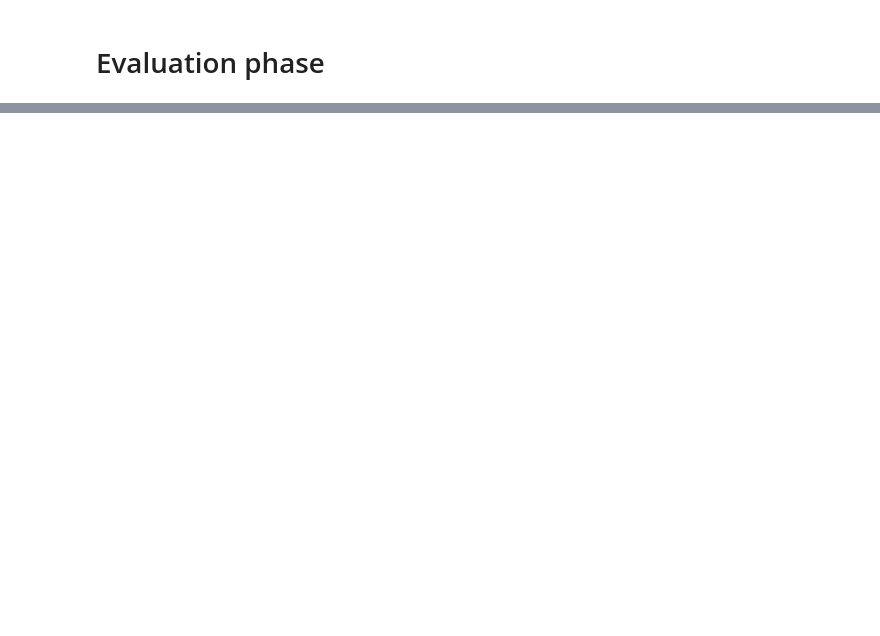
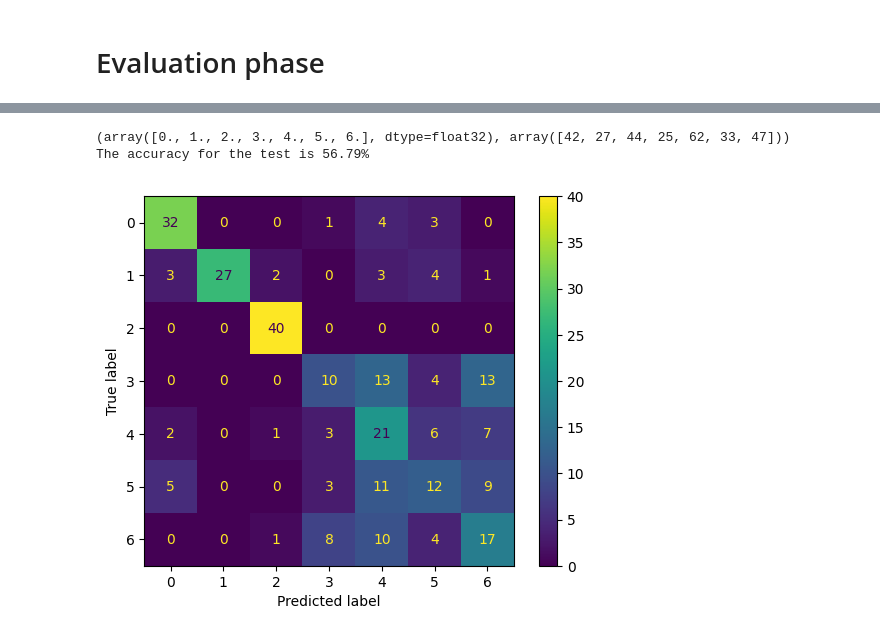
Before and after one commit to chrisdollo/EMG, a Jupyter notebook: code/model_latest.ipynb, the cells around one changed output, grey strips where cells are left out. Drawn from its saved outputs; the diff is of its cells as text; code cells hidden in the pictures; blank space fills up the shorter version.

```diff
--- a/code/model_latest.ipynb
+++ b/code/model_latest.ipynb
@@ -415,0 +413,6 @@ The accuracy for the test is 28.57%
+# %%
+acc = evaluateFinal(model_final, val_final_loader, device)
+# %% [output]
+(array([0., 1., 2., 3., 4., 5., 6.], dtype=float32), array([42, 27, 44, 25, 62, 33, 47]))
+The accuracy for the test is 56.79%
+[figure, added]
```
Also changed, not shown: parts of 11 cells of this notebook, 5 other files.
